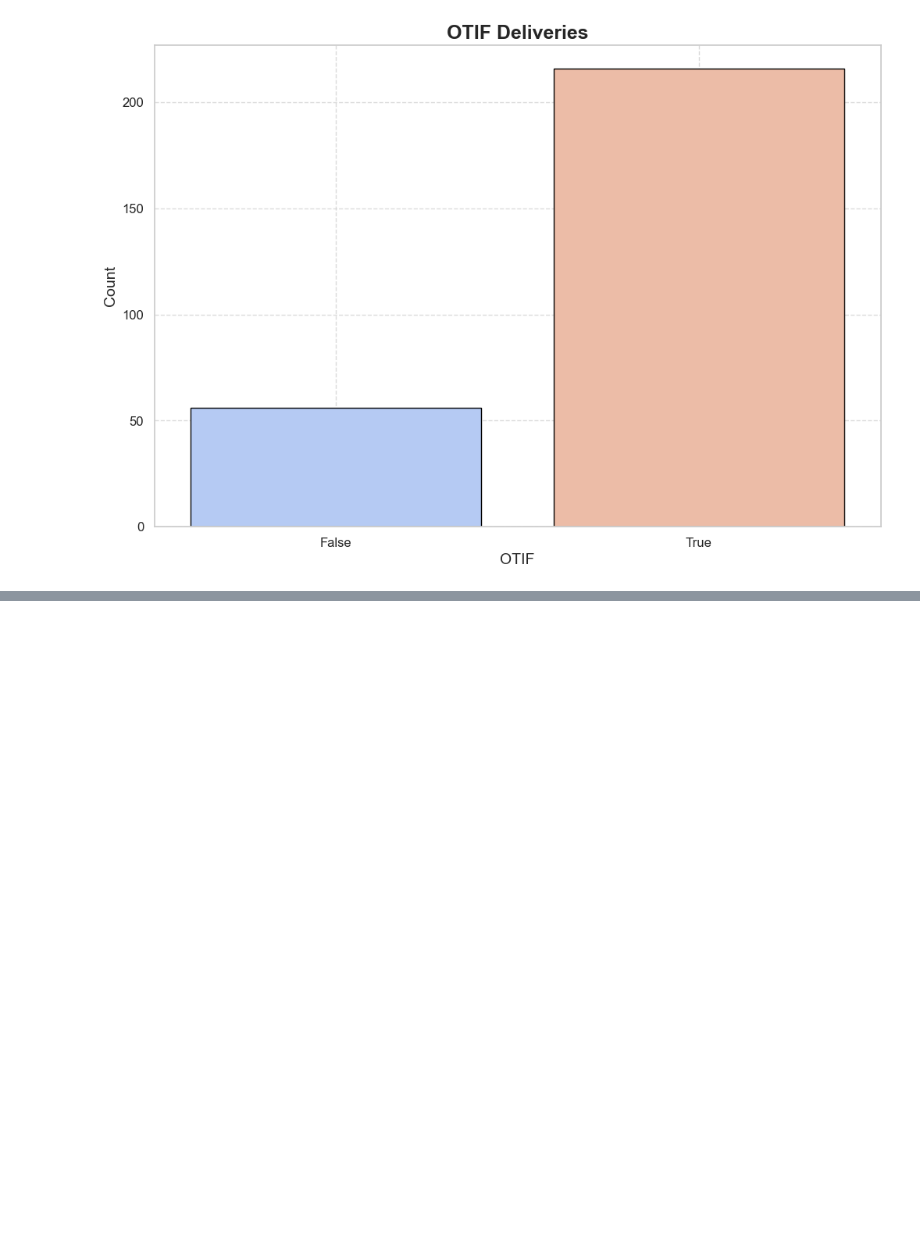
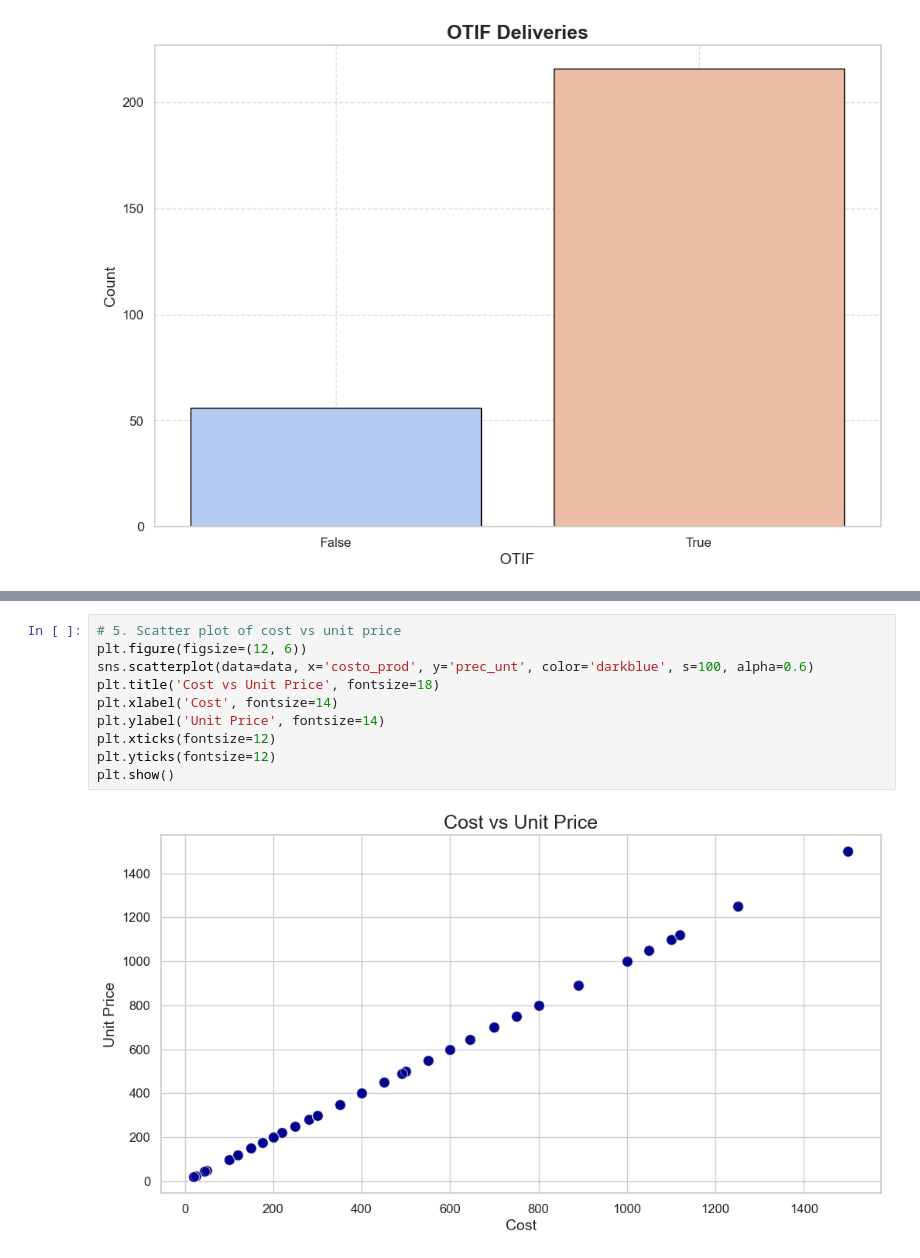
Before and after one commit to Jotis86/Supply-Chain-Project, a Jupyter notebook: notebook/data_visualization.ipynb, the cells around one changed output, grey strips where cells are left out. Drawn from its saved outputs; the diff is of its cells as text; blank space fills up the shorter version.

```diff
--- a/notebook/data_visualization.ipynb
+++ b/notebook/data_visualization.ipynb
@@ -370,0 +408,12 @@ plt.show()
+# %%
+# 5. Scatter plot of cost vs unit price
+plt.figure(figsize=(12, 6))
+sns.scatterplot(data=data, x='costo_prod', y='prec_unt', color='darkblue', s=100, alpha=0.6)
+plt.title('Cost vs Unit Price', fontsize=18)
+plt.xlabel('Cost', fontsize=14)
+plt.ylabel('Unit Price', fontsize=14)
+plt.xticks(fontsize=12)
+plt.yticks(fontsize=12)
+plt.show()
+# %% [output]
+[figure, added]
```
Also changed, not shown: parts of 9 cells of this notebook, 2 other files.
